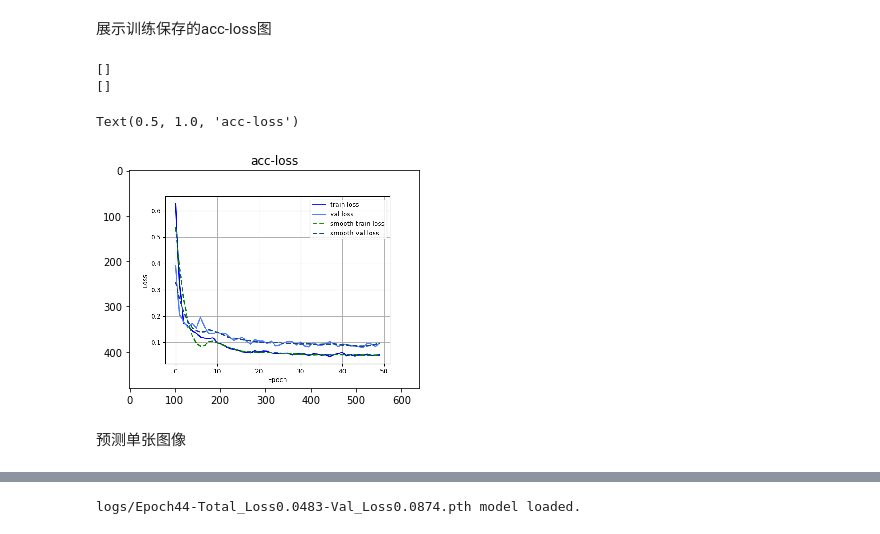
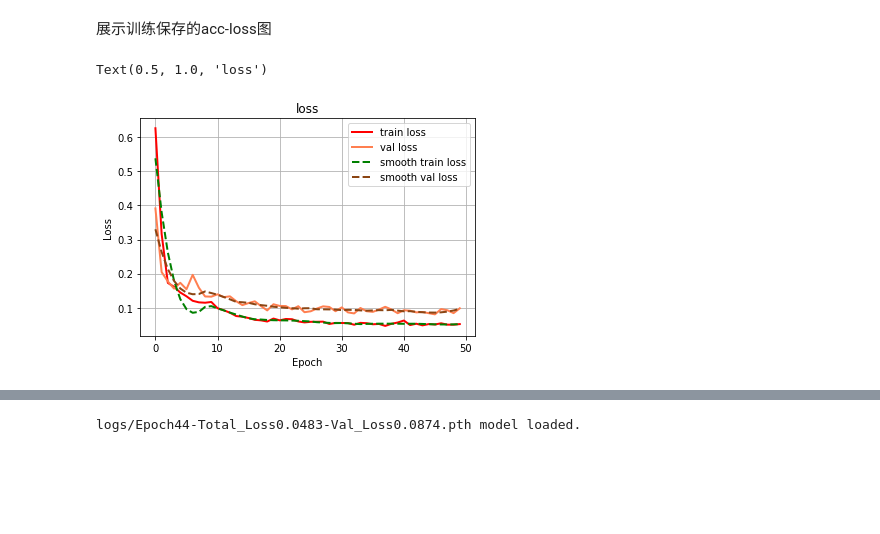
Before and after one commit to JlexZhong/pytorch-U-Net, a Jupyter notebook: evluate_model.ipynb, the cells around one changed output, grey strips where cells are left out. Cells and saved outputs as stored; diff of their text form; code cells hidden in the pictures; blank space fills up the shorter version.

```diff
--- a/evluate_model.ipynb
+++ b/evluate_model.ipynb
@@ -44,33 +49,42 @@ Estimated Total Size (MB): 2905.95
 ----------------------------------------------------------------
 # %% [markdown]
 展示训练保存的acc-loss图
-# %%
-log_dir = "./logs"
-loss_dir_list = []
-
-loss_list = []
-val_loss_list = []
-
-for loss_dir in os.listdir(log_dir):
-    if os.path.isdir(loss_dir):
-        for loss_file in os.listdir(loss_dir):
-            if "epoch_loss" in os.path.split(loss_file)[1]: #检验文件名里是否包含某字符串
-                loss_list.append(open(loss_file,'r').read().splitlines())
-            if "epoch_val_loss" in os.path.split(loss_file)[1]:
-                loss_list.append(open(loss_file,'r').read().splitlines())
-
-print(loss_list)
-print(val_loss_list)
-# %% [output]
-[]
-[]
-# %%
-acc_loss_img_path = './logs/loss_2021_09_17_11_22_21/epoch_loss_2021_09_17_11_22_21.png'
-acc_loss_img = cv2.imread(acc_loss_img_path)
-plt.imshow(acc_loss_img)
-plt.title("acc-loss")
-# %% [output]
-Text(0.5, 1.0, 'acc-loss')
-[figure, removed]
-# %% [markdown]
-预测单张图像
+# %%
+losses_path = './logs/loss_2021_09_17_11_22_21/epoch_loss_2021_09_17_11_22_21.txt'
+val_losses_path = './logs/loss_2021_09_17_11_22_21/epoch_val_loss_2021_09_17_11_22_21.txt'
+# %%
+loss_list = []
+val_loss_list = []
+
+loss_lines = open(losses_path,'r').read().splitlines()
+val_loss_lines = open(val_losses_path,'r').read().splitlines()
+for i in range(len(loss_lines)):
+    loss_list.append(float(loss_lines[i]))
+    val_loss_list.append(float(val_loss_lines[i]))
+# %%
+iters = range(len(loss_list))
+
+plt.figure()
+plt.plot(iters, loss_list, 'red', linewidth = 2, label='train loss')
+plt.plot(iters, val_loss_list, 'coral', linewidth = 2, label='val loss')
+
+try:
+    if len(loss_list) < 25:
+        num = 5
+    else:
+        num = 15
+
+    plt.plot(iters, scipy.signal.savgol_filter(loss_list, num, 3), 'green', linestyle = '--', linewidth = 2, label='smooth train loss')
+    plt.plot(iters, scipy.signal.savgol_filter(val_loss_list, num, 3), '#8B4513', linestyle = '--', linewidth = 2, label='smooth val loss')
+except:
+    pass
+
+plt.grid(True)
+plt.xlabel('Epoch')
+plt.ylabel('Loss')
+plt.legend(loc="upper right")
+plt.title('loss')
+# plt.savefig(os.path.join(save_path, "epoch_loss_" + str(time_str) + ".png"))
+# %% [output]
+Text(0.5, 1.0, 'loss')
+[figure, added]
```
Also changed, not shown: parts of 10 cells of this notebook, 20 other files.
